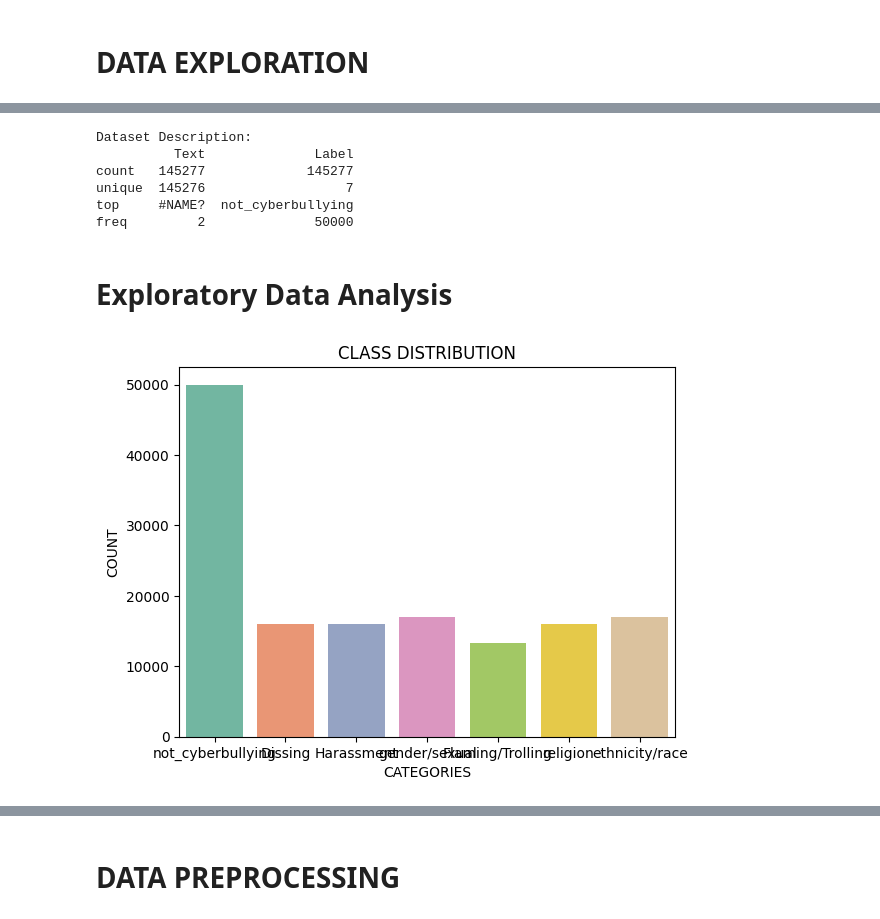
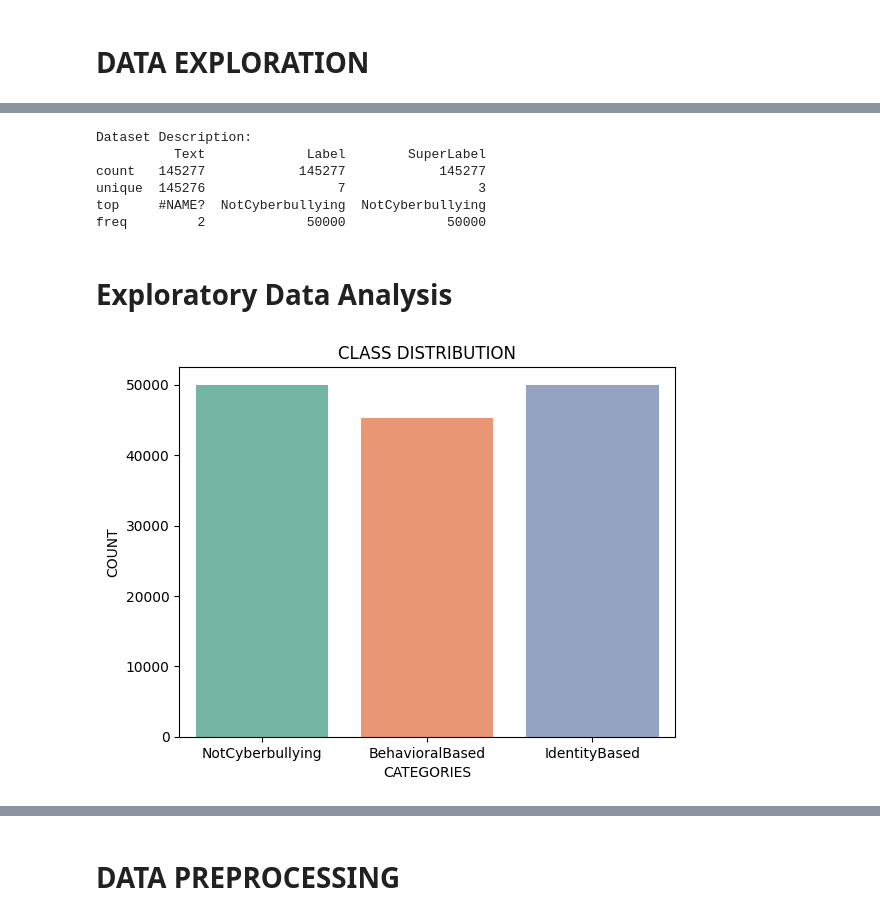
Before and after one commit to DeepraMazumder/Cyberbullying-Detection-and-Analysis-in-Social-Media, a Jupyter notebook: Notebooks/MachineLearning.ipynb, the cells around one changed output, grey strips where cells are left out. Saved outputs shown, nothing was run; the diff lists cells and outputs as text; code cells hidden in the pictures.

```diff
--- a/Notebooks/MachineLearning.ipynb
+++ b/Notebooks/MachineLearning.ipynb
@@ -91 +99,4 @@ memory usage: 2.2+ MB
 None
+# %%
+# Drop the row with missing Text
+df = df[df['Text'].notna()]
@@ -95,19 +123,19 @@ print("Dataset Description:")
 print(df.describe())
 # %% [output]
 Dataset Description:
-          Text              Label
-count   145277             145277
-unique  145276                  7
-top     #NAME?  not_cyberbullying
-freq         2              50000
+          Text             Label        SuperLabel
+count   145277            145277            145277
+unique  145276                 7                 3
+top     #NAME?  NotCyberbullying  NotCyberbullying
+freq         2             50000             50000
 # %% [markdown]
 # Exploratory Data Analysis
 # %%
 # Class distribution visualization
-sns.countplot(x='Label', data=df, palette='Set2')
+sns.countplot(x='SuperLabel', data=df, palette='Set2')
 plt.title('CLASS DISTRIBUTION')
 plt.xlabel('CATEGORIES')
 plt.ylabel('COUNT')
 plt.show()
 # %% [output]
-[figure, old version]
+[figure, new version]
```
Also changed, not shown: parts of 17 cells of this notebook, 3 other files.
